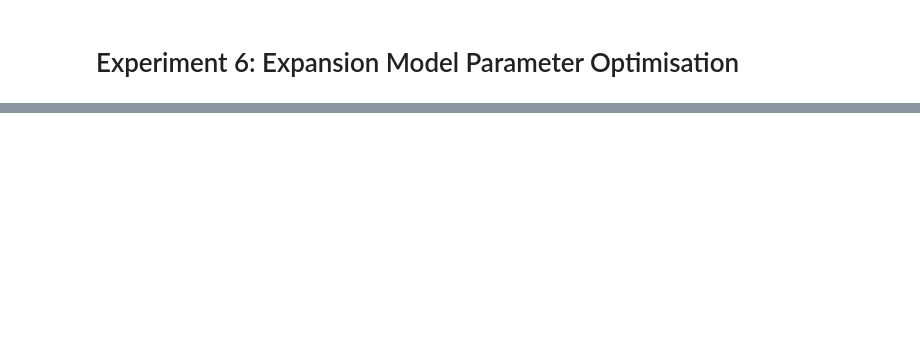
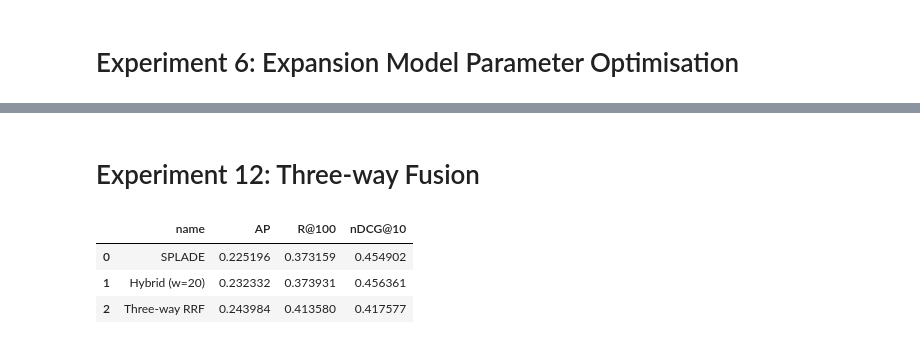
Before and after one commit to RobertBlaauwendraad/ir-project, a Jupyter notebook: ir-tests.ipynb, the cells around one changed output, grey strips where cells are left out. Drawn from its saved outputs; the diff is of its cells as text; code cells hidden in the pictures; blank space fills up the shorter version.

```diff
--- a/ir-tests.ipynb
+++ b/ir-tests.ipynb
@@ -290,0 +503,20 @@ print(hybrid_results)
+# %% [markdown]
+# Experiment 12: Three-way Fusion
+# %%
+# Combine SPLADE, BM25, and BM25+RM3 using RRF
+bm25_rm3_res = bm25_rm3_opt.transform(topics)
+
+three_way_rrf = pta.fusion.rr_fusion(splade_res, bm25_res, bm25_rm3_res, k=60)
+
+pt.Experiment(
+    [splade_retr, hybrid_20, three_way_rrf],
+    topics,
+    qrels,
+    eval_metrics=[MAP, nDCG @ 10, Recall @ 100],
+    names=["SPLADE", "Hybrid (w=20)", "Three-way RRF"]
+)
+# %% [output]
+|  | name | AP | R@100 | nDCG@10 |
+| 0 | SPLADE | 0.225196 | 0.373159 | 0.454902 |
+| 1 | Hybrid (w=20) | 0.232332 | 0.373931 | 0.456361 |
+| 2 | Three-way RRF | 0.243984 | 0.413580 | 0.417577 |
```
Also changed, not shown: parts of 40 cells of this notebook, 4 other files.
